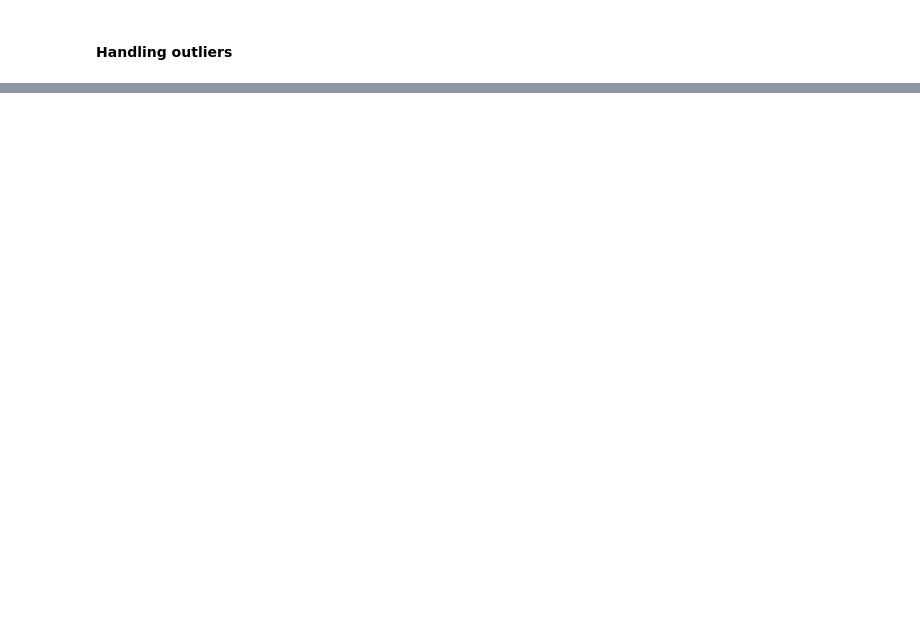
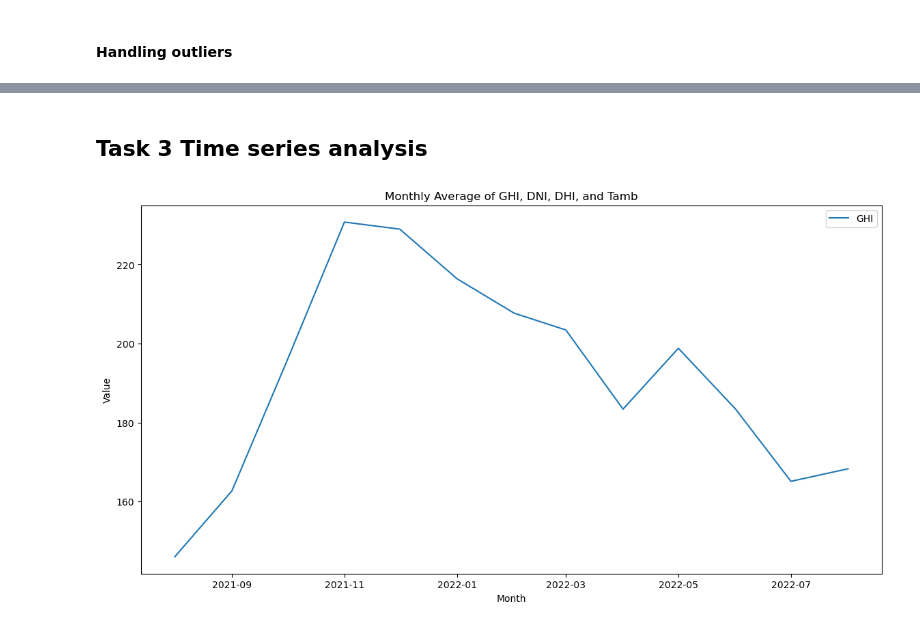
Before and after one commit to B2e5tty/Solar-Installation, a Jupyter notebook: notebooks/solarInstallation.ipynb, the cells around one changed output, grey strips where cells are left out. Saved outputs shown, nothing was run; the diff lists cells and outputs as text; code cells hidden in the pictures; blank space fills up the shorter version.

```diff
--- a/notebooks/solarInstallation.ipynb
+++ b/notebooks/solarInstallation.ipynb
@@ -244,0 +284,2 @@ TypeError: ufunc 'isnan' not supported for the input types, and the inputs could
+# %% [markdown]
+## Task 3 Time series analysis
@@ -244,0 +302,17 @@ TypeError: ufunc 'isnan' not supported for the input types, and the inputs could
+# %%
+benin['Timestamp'] = pd.to_datetime(benin['Timestamp'], errors='coerce')
+# %%
+benin['Month'] = benin['Timestamp'].dt.to_period('M')
+benin['Hour'] = benin['Timestamp'].dt.to_period('M')
+# %%
+benin_monthly = benin.groupby('Month').mean()
+
+
+plt.plot(benin_monthly.index.to_timestamp(), benin_monthly[['GHI']])
+plt.title('Monthly Average of GHI, DNI, DHI, and Tamb')
+plt.xlabel('Month')
+plt.ylabel('Value')
+plt.legend(['GHI', 'DNI', 'DHI', 'Tamb'])
+plt.show()
+# %% [output]
+[figure, added]
```
Also changed, not shown: parts of 13 cells of this notebook, 1 other file.
